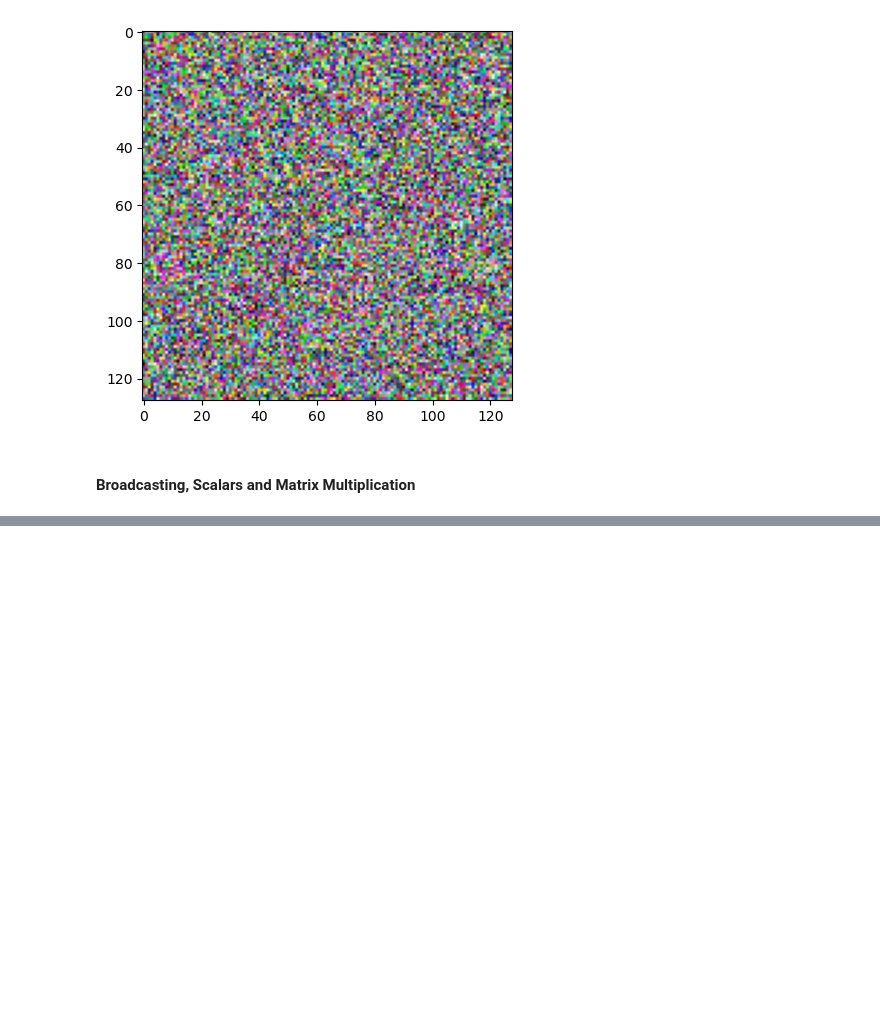
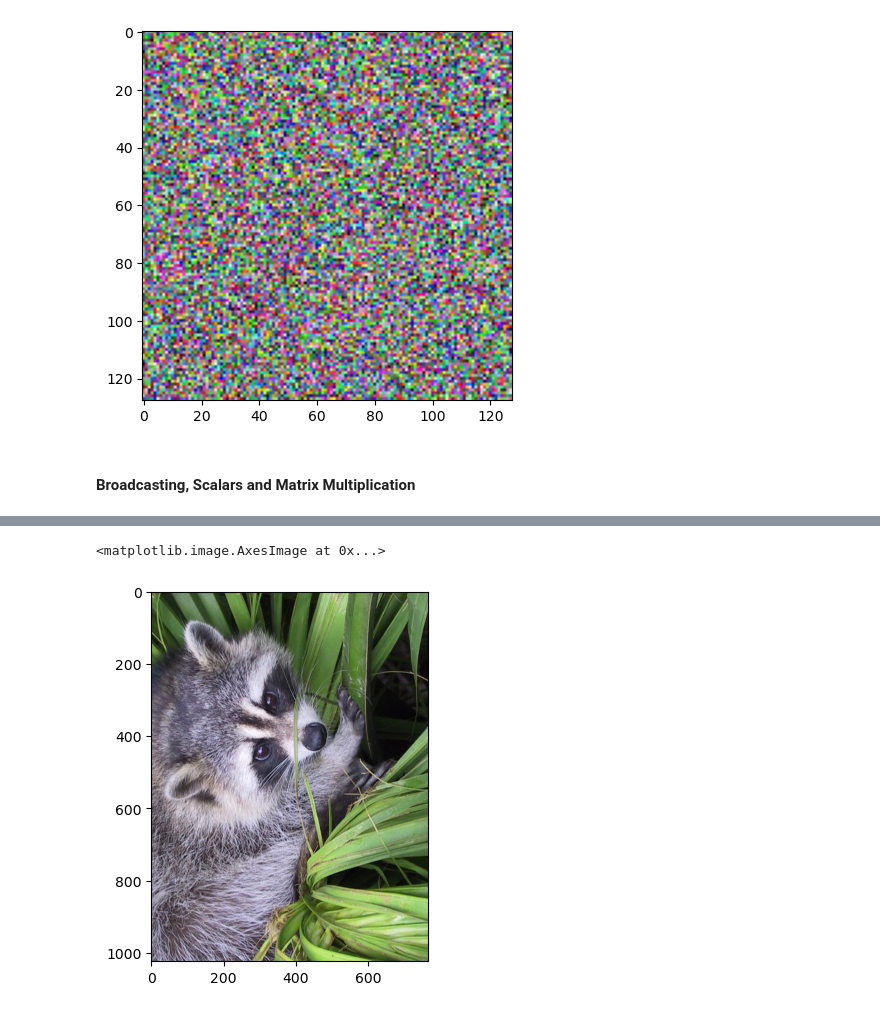
Before and after one commit to Chepngeno-langat/DS-projects, a Jupyter notebook: Computation with NumPy (start)/computations with numpy.ipynb, the cells around one changed output, grey strips where cells are left out. Saved outputs shown, nothing was run; the diff lists cells and outputs as text; code cells hidden in the pictures; blank space fills up the shorter version.

```diff
--- a/Computation with NumPy (start)/computations with numpy.ipynb
+++ b/Computation with NumPy (start)/computations with numpy.ipynb
@@ -94,0 +164,5 @@ plt.imshow(noise)
+# %%
+plt.imshow(np.rot90(img))
+# %% [output]
+<matplotlib.image.AxesImage at 0x...>
+[figure, added]
```
Also changed, not shown: parts of 29 cells of this notebook, 1 other file.
